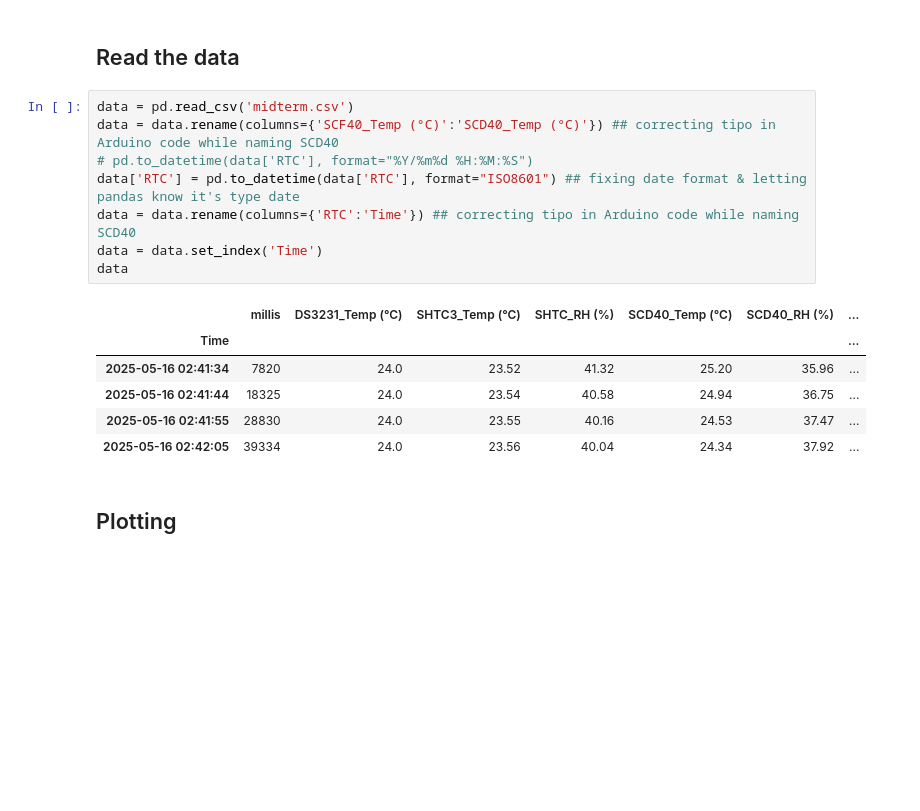
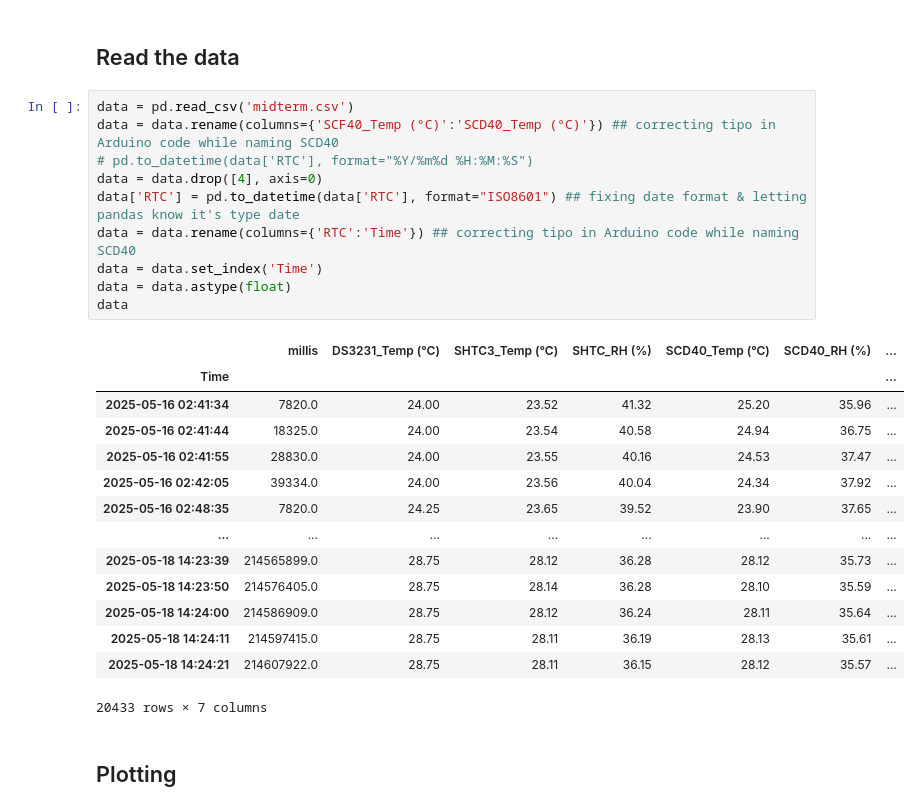
Before and after one commit to tsemachg/Envirotech_2025, a Jupyter notebook: Graph_generation.ipynb, the cells around one changed output. Drawn from its saved outputs; the diff is of its cells as text; blank space fills up the shorter version.

```diff
--- a/Graph_generation.ipynb
+++ b/Graph_generation.ipynb
@@ -14,18 +14,28 @@ import matplotlib.pyplot as plt
 # %%
 data = pd.read_csv('midterm.csv')
 data = data.rename(columns={'SCF40_Temp (°C)':'SCD40_Temp (°C)'}) ## correcting tipo in Arduino code while naming SCD40
 # pd.to_datetime(data['RTC'], format="%Y/%m%d %H:%M:%S")
+data = data.drop([4], axis=0)
 data['RTC'] = pd.to_datetime(data['RTC'], format="ISO8601") ## fixing date format & letting pandas know it's type date
 data = data.rename(columns={'RTC':'Time'}) ## correcting tipo in Arduino code while naming SCD40
 data = data.set_index('Time')
+data = data.astype(float)
 data
 # %% [output]
 |  | millis | DS3231_Temp (°C) | SHTC3_Temp (°C) | SHTC_RH (%) | SCD40_Temp (°C) | SCD40_RH (%) | ... |
 | Time |  |  |  |  |  |  | ... |
-| 2025-05-16 02:41:34 | 7820 | 24.0 | 23.52 | 41.32 | 25.20 | 35.96 | ... |
-| 2025-05-16 02:41:44 | 18325 | 24.0 | 23.54 | 40.58 | 24.94 | 36.75 | ... |
-| 2025-05-16 02:41:55 | 28830 | 24.0 | 23.55 | 40.16 | 24.53 | 37.47 | ... |
-| 2025-05-16 02:42:05 | 39334 | 24.0 | 23.56 | 40.04 | 24.34 | 37.92 | ... |
+| 2025-05-16 02:41:34 | 7820.0 | 24.00 | 23.52 | 41.32 | 25.20 | 35.96 | ... |
+| 2025-05-16 02:41:44 | 18325.0 | 24.00 | 23.54 | 40.58 | 24.94 | 36.75 | ... |
+| 2025-05-16 02:41:55 | 28830.0 | 24.00 | 23.55 | 40.16 | 24.53 | 37.47 | ... |
+| 2025-05-16 02:42:05 | 39334.0 | 24.00 | 23.56 | 40.04 | 24.34 | 37.92 | ... |
+| 2025-05-16 02:48:35 | 7820.0 | 24.25 | 23.65 | 39.52 | 23.90 | 37.65 | ... |
+| ... | ... | ... | ... | ... | ... | ... | ... |
+| 2025-05-18 14:23:39 | 214565899.0 | 28.75 | 28.12 | 36.28 | 28.12 | 35.73 | ... |
+| 2025-05-18 14:23:50 | 214576405.0 | 28.75 | 28.14 | 36.28 | 28.10 | 35.59 | ... |
+| 2025-05-18 14:24:00 | 214586909.0 | 28.75 | 28.12 | 36.24 | 28.11 | 35.64 | ... |
+| 2025-05-18 14:24:11 | 214597415.0 | 28.75 | 28.11 | 36.19 | 28.13 | 35.61 | ... |
+| 2025-05-18 14:24:21 | 214607922.0 | 28.75 | 28.11 | 36.15 | 28.12 | 35.57 | ... |
+20433 rows × 7 columns
 # %% [markdown]
 ## Plotting
 # %% [markdown]
```
Also changed, not shown: parts of 3 cells of this notebook, 7 other files.
